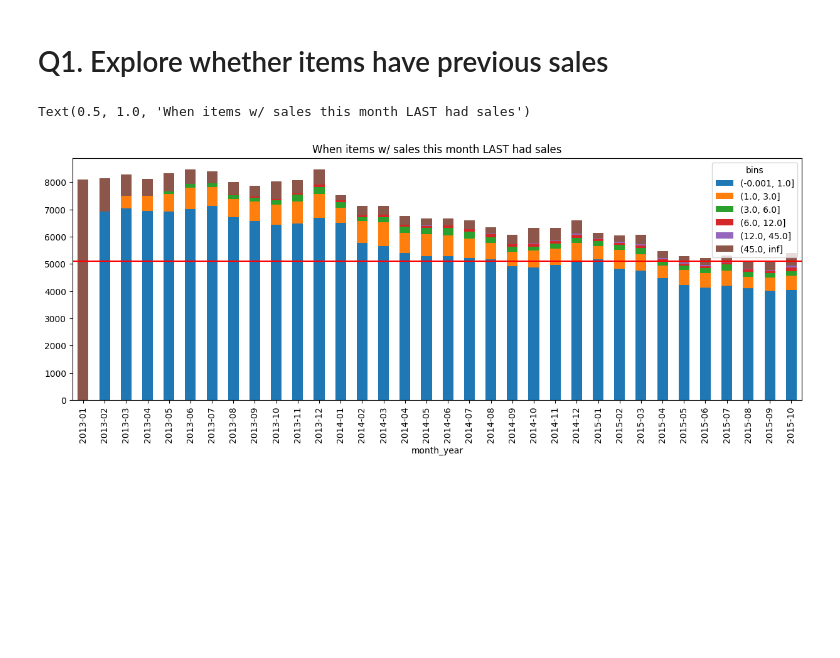
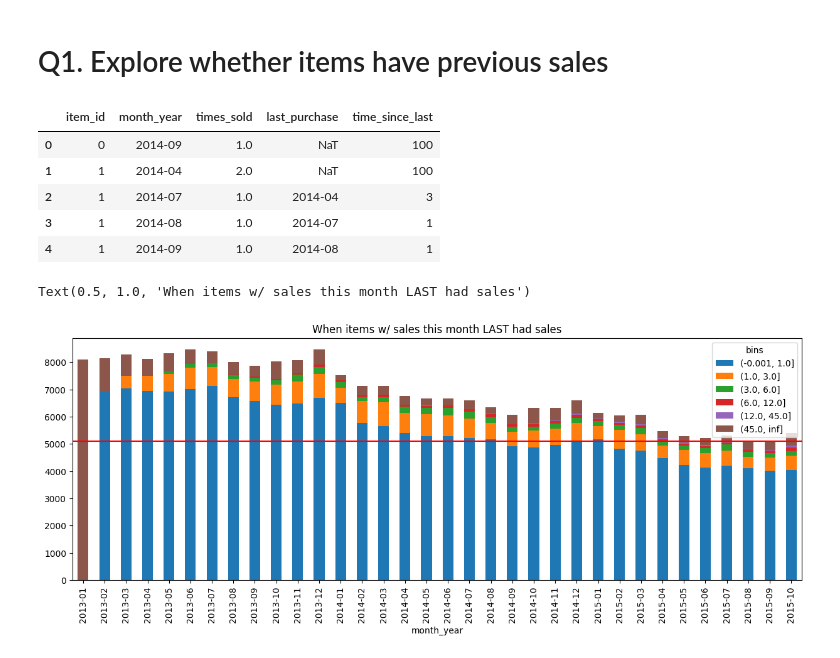
Before and after one commit to akhilkammila/future-sales, a Jupyter notebook: hypothesis_2.ipynb, the cells around one changed output. Saved outputs shown, nothing was run; the diff lists cells and outputs as text; code cells hidden in the pictures; blank space fills up the shorter version.

```diff
--- a/hypothesis_2.ipynb
+++ b/hypothesis_2.ipynb
@@ -15,15 +15,23 @@ test = pd.read_csv(DIRECTORY + 'test.csv')
 # %%
 train['parsed_date'] = pd.to_datetime(train['date'], format='%d.%m.%Y')
 train['month_year'] = train['parsed_date'].dt.to_period('M')
 date_train = train.set_index('parsed_date')
 date_train = date_train.sort_index()
 
 month_group = train.groupby(by=['item_id', 'month_year'])['item_cnt_day'].sum().to_frame('times_sold').reset_index()
 month_group = month_group.sort_values(by=['item_id', 'month_year'])
 month_group['last_purchase'] = month_group.groupby(by='item_id')['month_year'].shift(1)
-month_group['time_since_last'] = month_group['month_year'].apply(lambda x : x.ordinal) \
-                                - month_group['last_purchase'].apply(lambda x : x.ordinal if pd.notnull(x) else None)
-month_group['time_since_last'] = month_group['time_since_last'].fillna(100)
+month_group['time_since_last'] = (month_group['month_year'].astype('int64') - month_group['last_purchase'].astype('int64'))
+month_group['time_since_last'] = np.where(month_group['time_since_last'] < 0, 100, month_group['time_since_last'])
+
+month_group.head()
+# %% [output]
+|  | item_id | month_year | times_sold | last_purchase | time_since_last |
+| 0 | 0 | 2014-09 | 1.0 | NaT | 100 |
+| 1 | 1 | 2014-04 | 2.0 | NaT | 100 |
+| 2 | 1 | 2014-07 | 1.0 | 2014-04 | 3 |
+| 3 | 1 | 2014-08 | 1.0 | 2014-07 | 1 |
+| 4 | 1 | 2014-09 | 1.0 | 2014-08 | 1 |
 # %%
 month_group['bins'] = pd.cut(month_group['time_since_last'], bins=[0,1,3,6,12, 45,np.inf], include_lowest=True)
 filtered_month = month_group[month_group['times_sold'] > 0]
```
Also changed, not shown: 1 other file.
